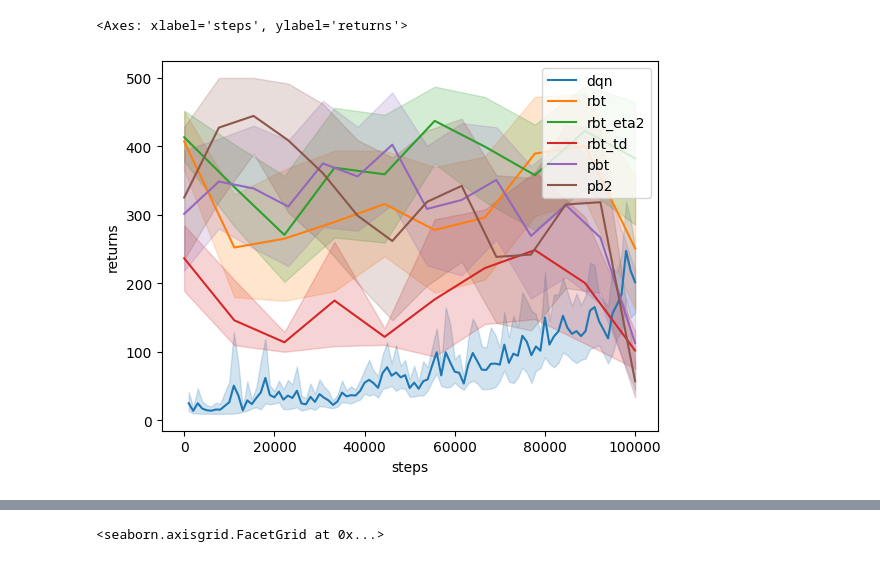
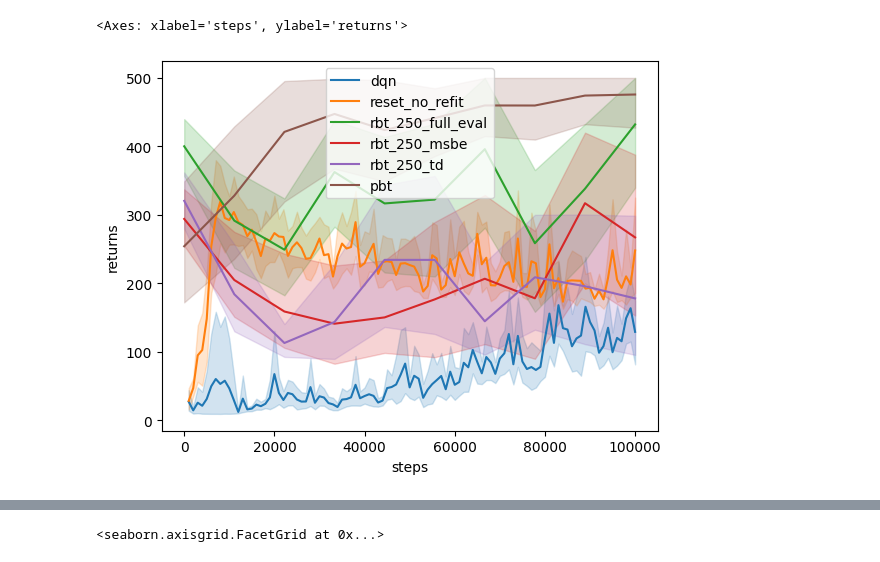
Before and after one commit to TheEimer/rbt, a Jupyter notebook: plot_results.ipynb, the cells around one changed output, grey strips where cells are left out. Cells and saved outputs as stored; diff of their text form; code cells hidden in the pictures.

```diff
--- a/plot_results.ipynb
+++ b/plot_results.ipynb
@@ -35,7 +35,7 @@ def load_smac_results(algorithm, env, seeds, algo_name=None):
     evals = []
     td_errors = []
     for seed in seeds:
-        perf_path = list(Path(f"{base_path}/{seed}").glob('*'))[0]/"results.csv"
+        perf_path = Path(f"{base_path}/{seed}")/"incumbent_eval_performances.csv"
         perf = pd.read_csv(perf_path)
         perf['seed'] = seed
         if algo_name is not None:
@@ -43,7 +43,7 @@ def load_smac_results(algorithm, env, seeds, algo_name=None):
         else:
             perf['algorithm'] = algorithm
         perf['env'] = env
-        eval_path = list(Path(f"{base_path}/{seed}").glob('*'))[0]/"full_evals.csv"
+        eval_path = Path(f"{base_path}/{seed}")/"full_evals.csv"
         eval = pd.read_csv(eval_path)
         eval['seed'] = seed
         if algo_name is not None:
@@ -51,7 +51,8 @@ def load_smac_results(algorithm, env, seeds, algo_name=None):
         else:
             eval['algorithm'] = algorithm
         eval['env'] = env
-        td_path = list(Path(f"{base_path}/{seed}").glob('*'))[0]/"td_errors.csv"
+
+        td_path = Path(f"{base_path}/{seed}")/"td_errors.csv"
         td = pd.read_csv(td_path)
         td['seed'] = seed
         if algo_name is not None:
@@ -59,12 +60,16 @@ def load_smac_results(algorithm, env, seeds, algo_name=None):
         else:
             td['algorithm'] = algorithm
         td['env'] = env
+
         results.append(perf)
         evals.append(eval)
         td_errors.append(td)
+
     full_evals = pd.concat(evals)
     td_errors = pd.concat(td_errors)
-    return pd.concat(results), pd.merge(full_evals, td_errors, on=['seed', 'algorithm', 'env', 'config_id', 'iteration'])
+    results = pd.concat(results)
+
+    return results, pd.merge(full_evals, td_errors, on=['seed', 'algorithm', 'env', 'config_id', 'iteration'])
 # %%
 def load_pbt_results(algorithm, env, seeds, algo_name=None):
     base_path = f"results/{algorithm}_{env}"
@@ -78,6 +83,9 @@ def load_pbt_results(algorithm, env, seeds, algo_name=None):
         else:
             perf['algorithm'] = algorithm
         perf['env'] = env
+
+        perf['iteration'] = (perf.index // 8)
+
         results.append(perf)
     return pd.concat(results)
 # %%
@@ -93,9 +101,8 @@ reset_no_refit_results, reset_no_refit_evals = load_results("reset_dqn", env, ra
 #full_evals = pd.concat([dqn_evals, reset_evals, reset_no_refit_evals, reset_00001_evals])
 # %%
 pbt_results = load_pbt_results("pbt", env, range(0, 10))
-pbt_results["performance"] = -1 * pbt_results["performance"]
-pbt_results["iteration"] = pbt_results["iteration"]*max(dqn_evals["steps"])/max(pbt_results["iteration"])
+pbt_results["iteration"] = pbt_results["iteration"] * max(dqn_evals["steps"]) / max(pbt_results["iteration"])
 
-pb2_results = load_pbt_results("pb2", env, range(0, 10))
-pb2_results["performance"] = -1 * pb2_results["performance"]
-pb2_results["iteration"] = pb2_results["iteration"]*max(dqn_evals["steps"])/max(pb2_results["iteration"])
+# pb2_results = load_pbt_results("pb2", env, range(0, 10))
+# pb2_results["performance"] = -1 * pb2_results["performance"]
+# pb2_results["iteration"] = pb2_results["iteration"]*max(dqn_evals["steps"])/max(pb2_results["iteration"])
@@ -117,11 +169,11 @@ rbt_td_perf["iteration"] = rbt_td_perf["iteration"]*max(dqn_evals["steps"])/max(
 # %%
 sns.lineplot(data=dqn_evals, x="steps", y="returns", label="dqn")
-#sns.lineplot(data=reset_no_refit_evals, x="steps", y="returns", label="reset_no_refit")
-sns.lineplot(data=rbt_perf, x="iteration", y="incumbent_performance", label="rbt")
-sns.lineplot(data=rbt_eta2_perf, x="iteration", y="incumbent_performance", label="rbt_eta2")
-sns.lineplot(data=rbt_td_perf, x="iteration", y="incumbent_performance", label="rbt_td")
+sns.lineplot(data=reset_no_refit_evals, x="steps", y="returns", label="reset_no_refit")
+sns.lineplot(data=rbt_250_perf, x="iteration", y="incumbent_performance", label="rbt_250_full_eval")
+sns.lineplot(data=rbt_250_msbe_perf, x="iteration", y="incumbent_performance", label="rbt_250_msbe")
+sns.lineplot(data=rbt_250_td_perf, x="iteration", y="incumbent_performance", label="rbt_250_td")
 sns.lineplot(data=pbt_results.groupby(by=["iteration", "seed"]).max().reset_index(), x="iteration", y="performance", label="pbt")
-sns.lineplot(data=pb2_results.groupby(by=["iteration", "seed"]).max().reset_index(), x="iteration", y="performance", label="pb2")
+# sns.lineplot(data=pb2_results.groupby(by=["iteration", "seed"]).max().reset_index(), x="iteration", y="performance", label="pb2")
 # %% [output]
 <Axes: xlabel='steps', ylabel='returns'>
-[figure, old version]
+[figure, new version]
```
Also changed, not shown: parts of 8 cells of this notebook, 19 other files.
